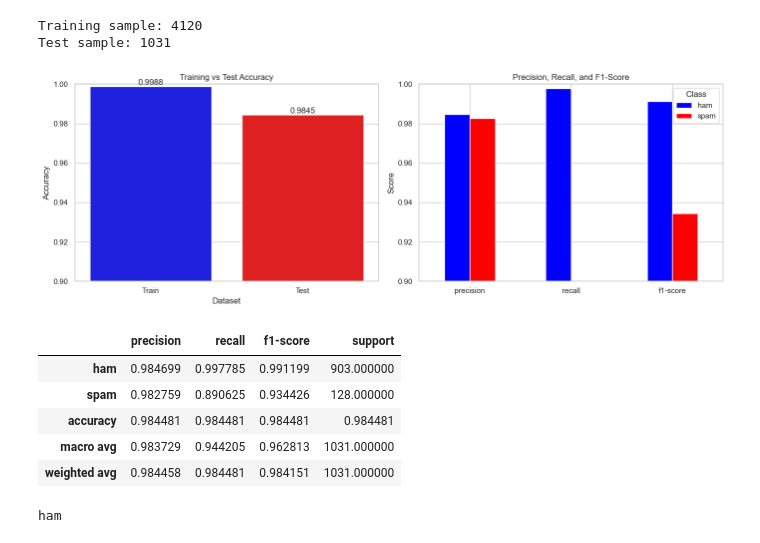
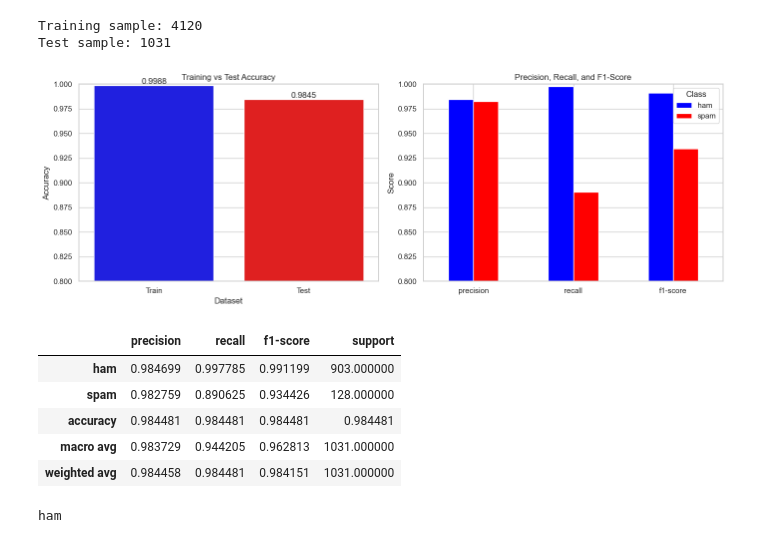
Before and after one commit to AlphaYuU/Spam-message-detection, a Jupyter notebook: svm_training_new.ipynb, the cells around one changed output. Cells and saved outputs as stored; diff of their text form; code cells hidden in the pictures.

```diff
--- a/svm_training_new.ipynb
+++ b/svm_training_new.ipynb
@@ -68,35 +68,35 @@ Test sample: 1031
 # %%
 import matplotlib.pyplot as plt
 import seaborn as sns
 
 sns.set_theme(style="whitegrid")
 
 fig, axes = plt.subplots(1, 2, figsize=(14, 5))
 accuracy_df = pd.DataFrame({
     "Dataset": ["Train", "Test"],
     "Accuracy": [train_accuracy, test_accuracy],
 })
 sns.barplot(data=accuracy_df, x="Dataset", y="Accuracy", hue="Dataset", palette=["blue", "red"], ax=axes[0], legend=False)
-axes[0].set_ylim(0.9, 1.0)
+axes[0].set_ylim(0.8, 1.0)
 axes[0].set_title("Training vs Test Accuracy")
 axes[0].set_ylabel("Accuracy")
 for container in axes[0].containers:
     axes[0].bar_label(container, fmt="%.4f")
 
 metrics_df = report_df.loc[["ham", "spam"], ["precision", "recall", "f1-score"]].transpose()
 metrics_df.plot(kind="bar", ax=axes[1], color=["blue", "red"])
-axes[1].set_ylim(0.9, 1.0)
+axes[1].set_ylim(0.8, 1.0)
 axes[1].set_title("Precision, Recall, and F1-Score")
 axes[1].set_ylabel("Score")
 axes[1].tick_params(axis="x", rotation=0)
 axes[1].legend(title="Class")
 
 plt.tight_layout()
 plt.show()
 
 report_df
 # %% [output]
-[figure, old version]
+[figure, new version]
 |  | precision | recall | f1-score | support |
 | ham | 0.984699 | 0.997785 | 0.991199 | 903.000000 |
 | spam | 0.982759 | 0.890625 | 0.934426 | 128.000000 |
```
Also changed, not shown: 3 other files.
